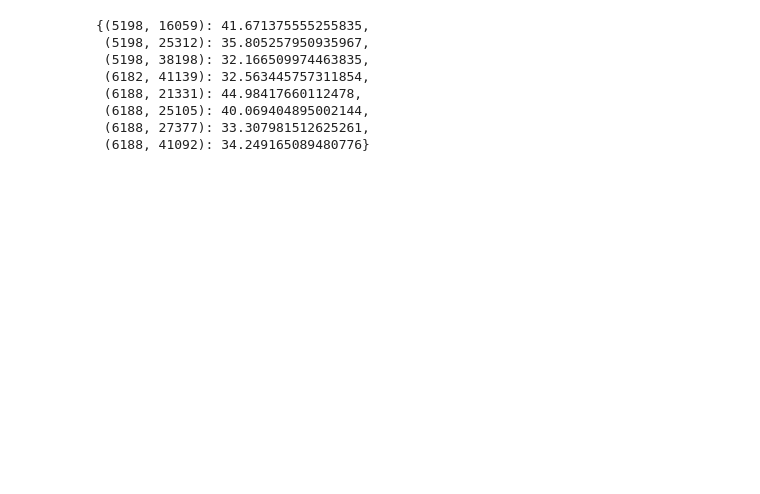
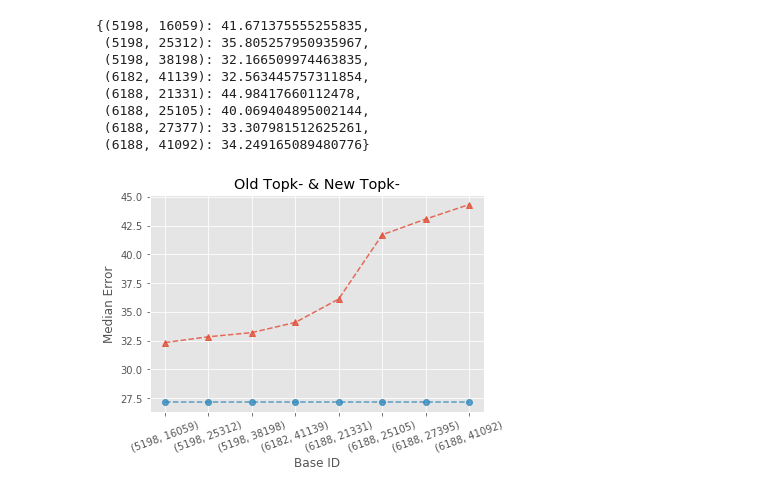
Before and after one commit to yirui-wang-0212/420235DataMining, a Jupyter notebook: hw3/1552651+hw3/q1/q1_a.ipynb, the cells around one changed output. Saved outputs shown, nothing was run; the diff lists cells and outputs as text; code cells hidden in the pictures; blank space fills up the shorter version.

```diff
--- a/hw3/1552651+hw3/q1/q1_a.ipynb
+++ b/hw3/1552651+hw3/q1/q1_a.ipynb
@@ -889,4 +883,0 @@ for i in bottom_k:
-# %%
-old_bottom_k_median_error_dict = {}
-for i in bottom_k:
-        old_bottom_k_median_error_dict[i[0][0], i[0][1]] = i[1]
@@ -955,7 +924,3 @@ bottom_k_error_dict
-# %%
-old_bottom_k_median_error_dict = {}
-for i in bottom_k:
-    old_bottom_k_median_error_dict[(i[0][0], i[0][1])] = i[1]
 # %%
 old_bottom_k_median_error_dict
 # %% [output]
@@ -984,0 +1054,4 @@ new_bottom_k_median_error_dict
+# %%
+new_data, data_is_bottom_k,  bottom_k_pred_dict_e, bottom_k_error_dict_e = e()
+# %% [output]
+[figure, added]
```
Also changed, not shown: parts of 19 cells of this notebook, 2 other files.
